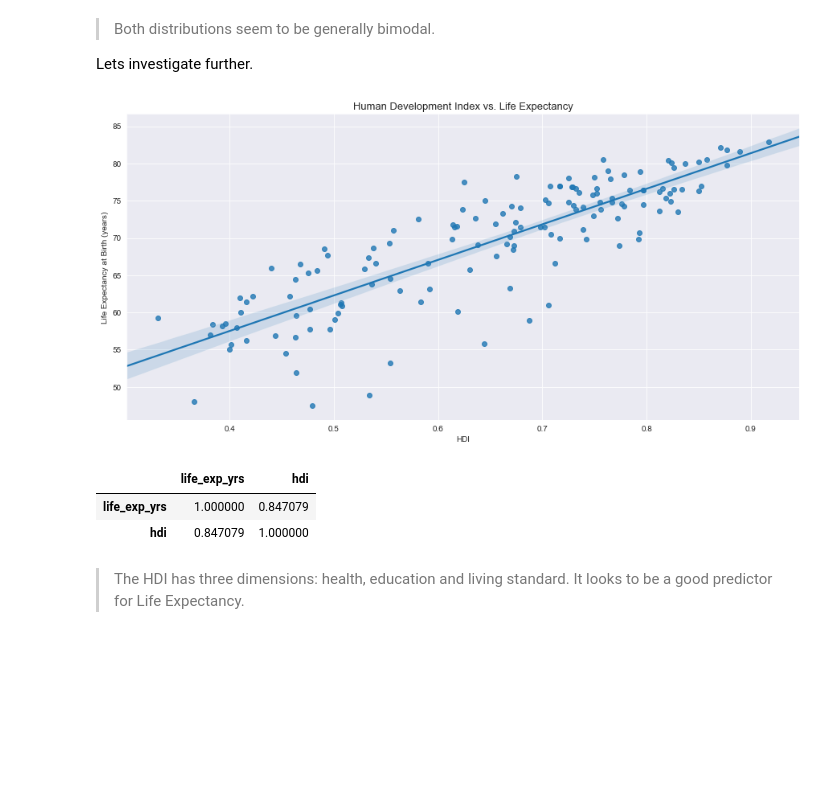
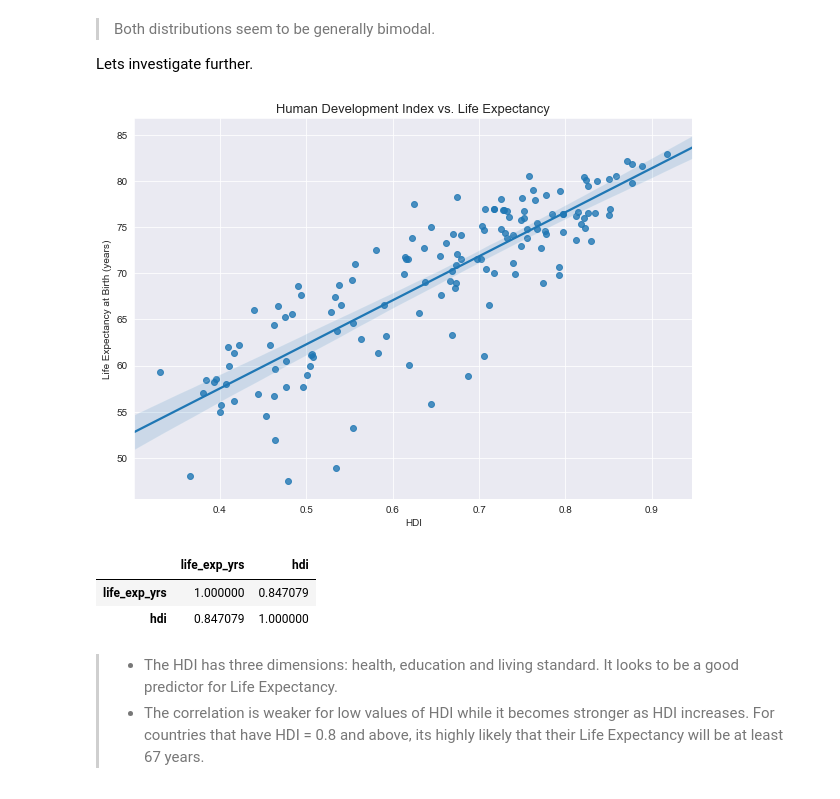
Before and after one commit to dhavalpotdar/Gapminder-World-Data-Analysis, a Jupyter notebook: analyzing_act.ipynb, the cells around one changed output. Saved outputs shown, nothing was run; the diff lists cells and outputs as text; code cells hidden in the pictures; blank space fills up the shorter version.

```diff
--- a/analyzing_act.ipynb
+++ b/analyzing_act.ipynb
@@ -162,6 +167,3 @@ df1.head()
 | Algeria | 2011-01-01 | NaN | 13000 | 76.7 | 21.6 | 0.81 | 0.732 | ... |
 | Angola | 2011-01-01 | 70.4 | 5910 | 60.9 | 48.3 | 46.80 | 0.508 | ... |
 | Argentina | 2011-01-01 | 97.9 | 19600 | 76.0 | 33.3 | 10.30 | 0.822 | ... |
-# %%
-sns.set_style('white')
-pd.plotting.scatter_matrix(df1, figsize = (15, 15));
@@ -170,6 +170,7 @@ pd.plotting.scatter_matrix(df1, figsize = (15, 15));
 # %% [markdown]
 Before we try to answer our question, lets look at the distribution of both the metrics.
 # %%
+sns.set_style("darkgrid")
 plt.figure(figsize = (10, 5))
 
 bins = np.arange(0, df1.percent_forest_cover.max() + 5, 5)
@@ -273,14 +264,14 @@ plt.tight_layout();
 
 Lets investigate further.
 # %%
-plt.figure(figsize = (15, 7))
+plt.figure(figsize = (10, 7))
 sns.regplot(data = df1, x = 'hdi', y = 'life_exp_yrs', fit_reg = True);
 
 plt.title('Human Development Index vs. Life Expectancy', fontsize = 13)
 plt.xlabel('HDI', fontsize = 10)
 plt.ylabel('Life Expectancy at Birth (years)', fontsize = 10);
 # %% [output]
-[figure, old version]
+[figure, new version]
 # %%
 df1[['life_exp_yrs', 'hdi']].corr()
 # %% [output]
@@ -288,4 +279,5 @@ df1[['life_exp_yrs', 'hdi']].corr()
 | life_exp_yrs | 1.000000 | 0.847079 |
 | hdi | 0.847079 | 1.000000 |
 # %% [markdown]
-> The HDI has three dimensions: health, education and living standard. It looks to be a good predictor for Life Expectancy.
+> - The HDI has three dimensions: health, education and living standard. It looks to be a good predictor for Life Expectancy.
+> - The correlation is weaker for low values of HDI while it becomes stronger as HDI increases. For countries that have HDI = 0.8 and above, its highly likely that their Life Expectancy will be at least 67 years.
```
Also changed, not shown: parts of 24 cells of this notebook, 2 other files.
